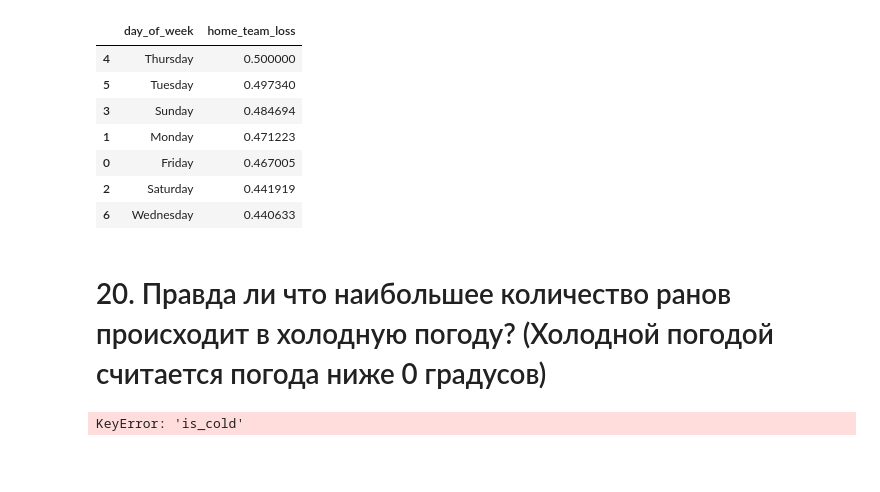
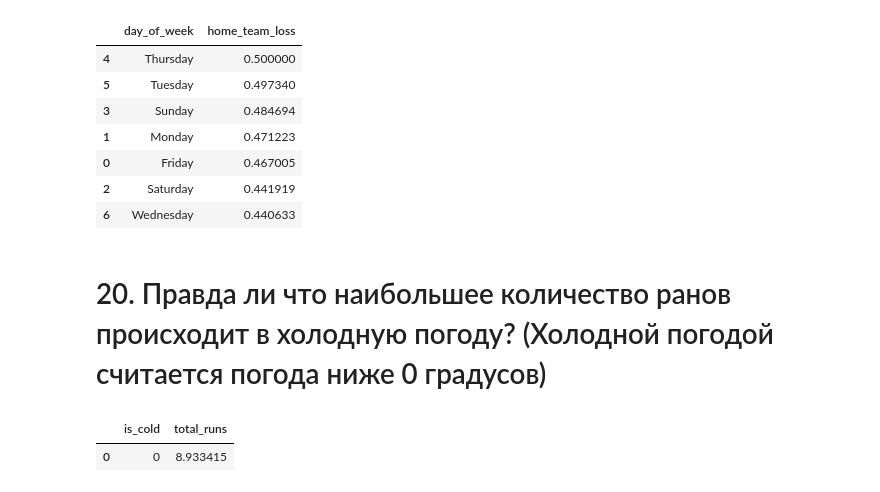
Before and after one commit to russlix/module_1, a Jupyter notebook: murashko_RA_module_1_homework.ipynb, the cells around one changed output. Drawn from its saved outputs; the diff is of its cells as text; code cells hidden in the pictures; blank space fills up the shorter version.

```diff
--- a/murashko_RA_module_1_homework.ipynb
+++ b/murashko_RA_module_1_homework.ipynb
@@ -414,10 +414,11 @@ tableValues
 # %%
 tableValues = data.copy()
 tableValues['is_cold'] = data['temperature'].apply(lambda x: 1 if x < 0 else 0)
 
-tableValues = data.groupby(by=['is_cold'],as_index=False)['total_runs'].mean()
+tableValues = tableValues.groupby(by=['is_cold'],as_index=False)['total_runs'].mean()
 tableValues = tableValues.sort_values(by=['total_runs'],ascending=False)
 
 tableValues
 # %% [output]
-KeyError: 'is_cold'
+|  | is_cold | total_runs |
+| 0 | 0 | 8.933415 |
```
